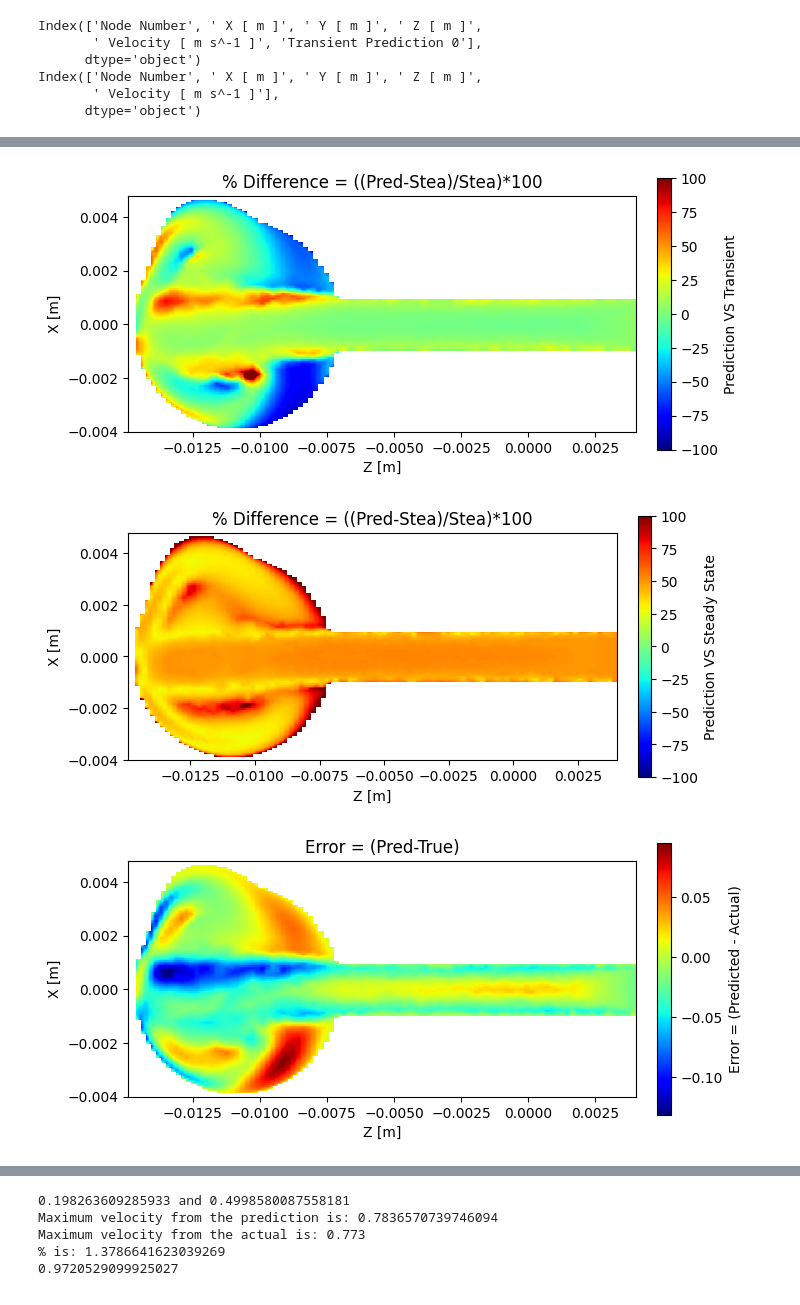
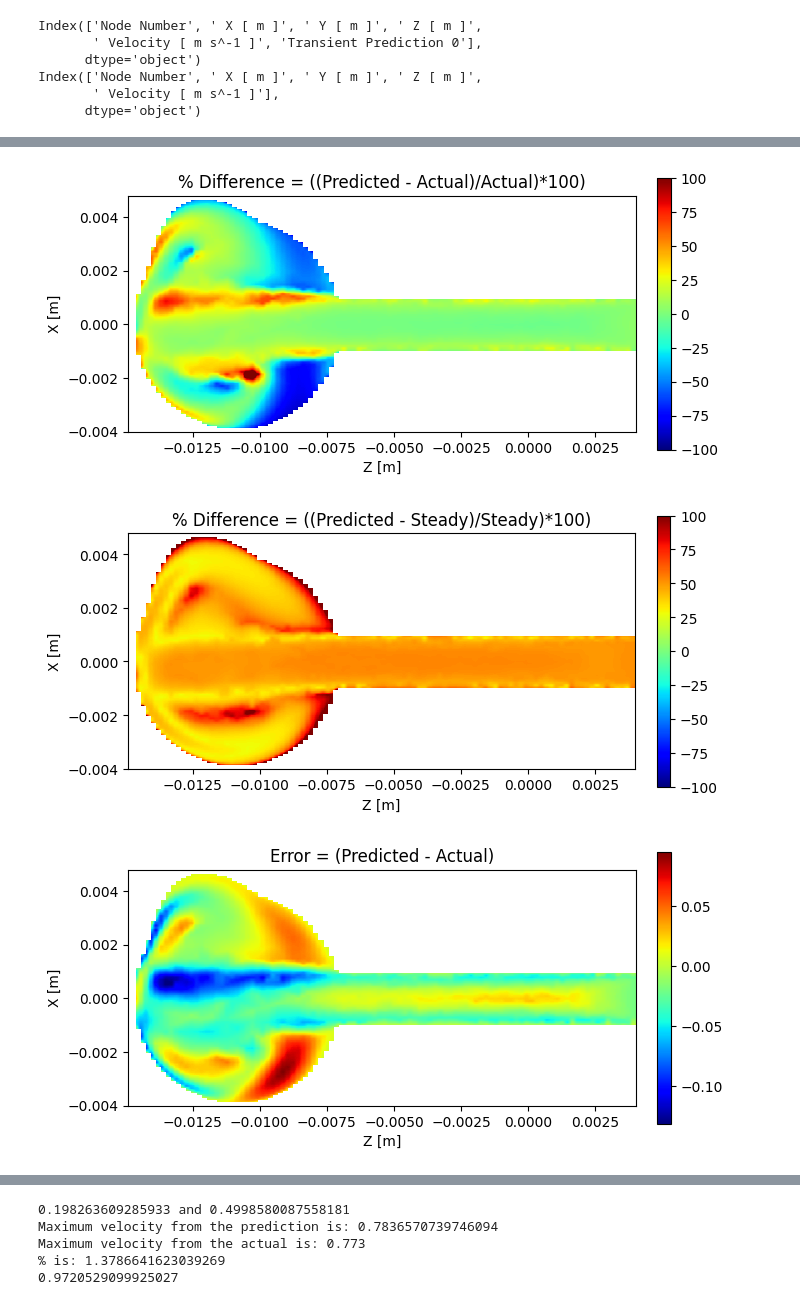
Before and after one commit to IsmailBerkeCam/CFD-AI, a Jupyter notebook: Machine Learning Codes/DFC/DENSE 10 Velocity Predictions High Vel.ipynb, the cells around one changed output, grey strips where cells are left out. Saved outputs shown, nothing was run; the diff lists cells and outputs as text; code cells hidden in the pictures.

```diff
--- a/Machine Learning Codes/DFC/DENSE 10 Velocity Predictions High Vel.ipynb
+++ b/Machine Learning Codes/DFC/DENSE 10 Velocity Predictions High Vel.ipynb
@@ -322,7 +322,7 @@ fig, (ax1) = plt.subplots(1, figsize=(7, 7))  # Adjusted figsize for 1x2 subplot
 fig.patch.set_facecolor('white')
 
 im1 = ax1.imshow(rotated_masked_velocity1, extent=(min(z), max(z), min(x), max(x)), origin='lower', cmap=cmap, vmin=0, vmax=rotated_masked_velocity2.max())
-fig.colorbar(im1, ax=ax1, label='Predicted Transient Velocity',fraction=0.025, pad=0.04)
+fig.colorbar(im1, ax=ax1,fraction=0.025, pad=0.04)
 ax1.set_title('Predicted Transient Velocity')
 ax1.set_xlabel("Z [m]")
 ax1.set_ylabel("X [m]")
@@ -332,7 +332,7 @@ fig, (ax2) = plt.subplots(1, figsize=(7, 7))  # Adjusted figsize for 1x2 subplot
 fig.patch.set_facecolor('white')
 
 im2 = ax2.imshow(rotated_masked_velocity2, extent=(min(z), max(z), min(x), max(x)), origin='lower', cmap=cmap, vmin=0, vmax=rotated_masked_velocity2.max())
-fig.colorbar(im2, ax=ax2, label='Transient Velocity',fraction=0.025, pad=0.04)
+fig.colorbar(im2, ax=ax2,fraction=0.025, pad=0.04)
 ax2.set_title(' Actual Transient Velocity')
 ax2.set_xlabel("Z [m]")
 ax2.set_ylabel("X [m]")
@@ -348,16 +348,16 @@ percentage_change4 = ((rotated_masked_velocity1 - rotated_masked_velocity0) / ro
 
 fig, (ax3) = plt.subplots(1, figsize=(7, 7))
 im3 = ax3.imshow(percentage_change3, extent=(min(z), max(z), min(x), max(x)), origin='lower', cmap='jet', vmin=-100, vmax=100)
-fig.colorbar(im3, ax=ax3, label='Prediction VS Transient', fraction=0.025, pad=0.04)
-ax3.set_title('% Difference = ((Pred-Stea)/Stea)*100')
+fig.colorbar(im3, ax=ax3, fraction=0.025, pad=0.04)
+ax3.set_title('% Difference = ((Predicted - Actual)/Actual)*100)')
 ax3.set_xlabel("Z [m]")
 ax3.set_ylabel("X [m]")
 
 
 fig, (ax4) = plt.subplots(1, figsize=(7, 7))
 im4 = ax4.imshow(percentage_change4, extent=(min(z), max(z), min(x), max(x)), origin='lower', cmap='jet', vmin=-100, vmax=100)
-fig.colorbar(im4, ax=ax4, label='Prediction VS Steady State', fraction=0.025, pad=0.04)
-ax4.set_title('% Difference = ((Pred-Stea)/Stea)*100')
+fig.colorbar(im4, ax=ax4, fraction=0.025, pad=0.04)
+ax4.set_title('% Difference = ((Predicted - Steady)/Steady)*100)')
 ax4.set_xlabel("Z [m]")
 ax4.set_ylabel("X [m]")
 
@@ -370,15 +370,15 @@ fig, (ax3) = plt.subplots(1, figsize=(7, 7))
 fig.patch.set_facecolor('white')
 
 im3 = ax3.imshow(rotated_masked_velocity3, extent=(min(z), max(z), min(x), max(x)), origin='lower', cmap=cmap, vmin=rotated_masked_velocity3.min(), vmax=rotated_masked_velocity3.max())
-fig.colorbar(im3, ax=ax3, label='Error = (Predicted - Actual)', fraction=0.025, pad=0.04)
-ax3.set_title('Error = (Pred-True)')
+fig.colorbar(im3, ax=ax3, fraction=0.025, pad=0.04)
+ax3.set_title('Error = (Predicted - Actual)')
 ax3.set_xlabel("Z [m]")
 ax3.set_ylabel("X [m]")
 
 fig, (ax4) = plt.subplots(1, figsize=(7, 7))
 im4 = ax4.imshow(rotated_masked_velocity4, extent=(min(z), max(z), min(x), max(x)), origin='lower', cmap=cmap, vmin=rotated_masked_velocity3.min(), vmax=rotated_masked_velocity3.max())
-fig.colorbar(im4, ax=ax4, label='Error = (Predicted - Steady)', fraction=0.025, pad=0.04)
-ax4.set_title('Error = (Pred-Stea)')
+fig.colorbar(im4, ax=ax4, fraction=0.025, pad=0.04)
+ax4.set_title('Error = (Predicted - Steady)')
 ax4.set_xlabel("Z [m]")
 ax4.set_ylabel("X [m]")
 
@@ -390,3 +390,3 @@ plt.show()
-[figure, old version]
+[figure, new version]
-[figure, old version]
+[figure, new version]
-[figure, old version]
+[figure, new version]
```
Also changed, not shown: parts of 2 cells of this notebook, 5 other files.
